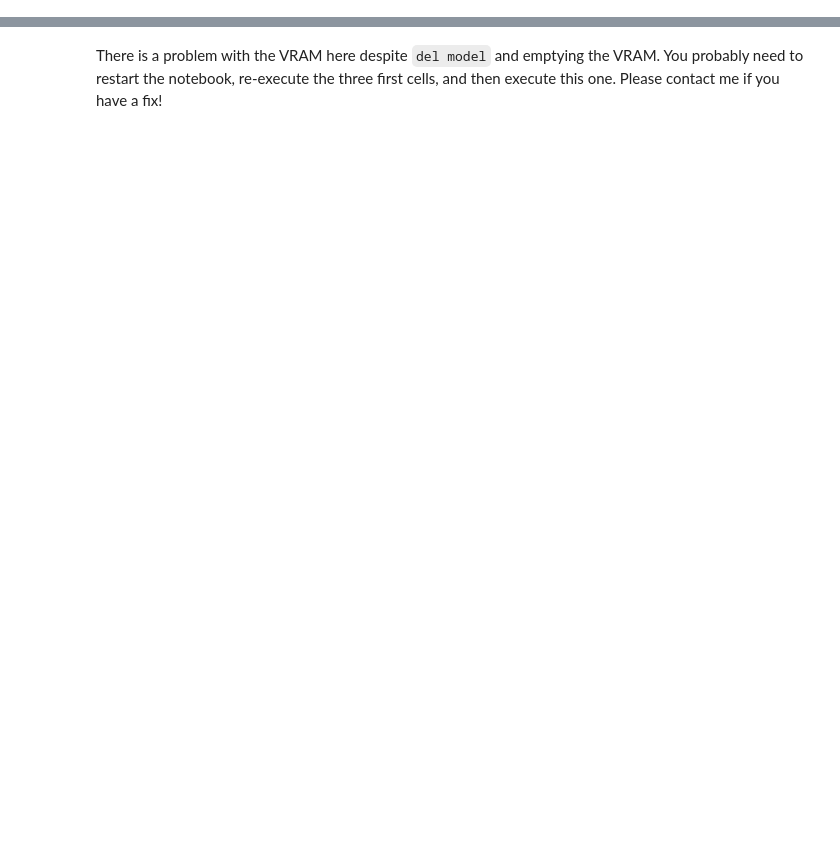
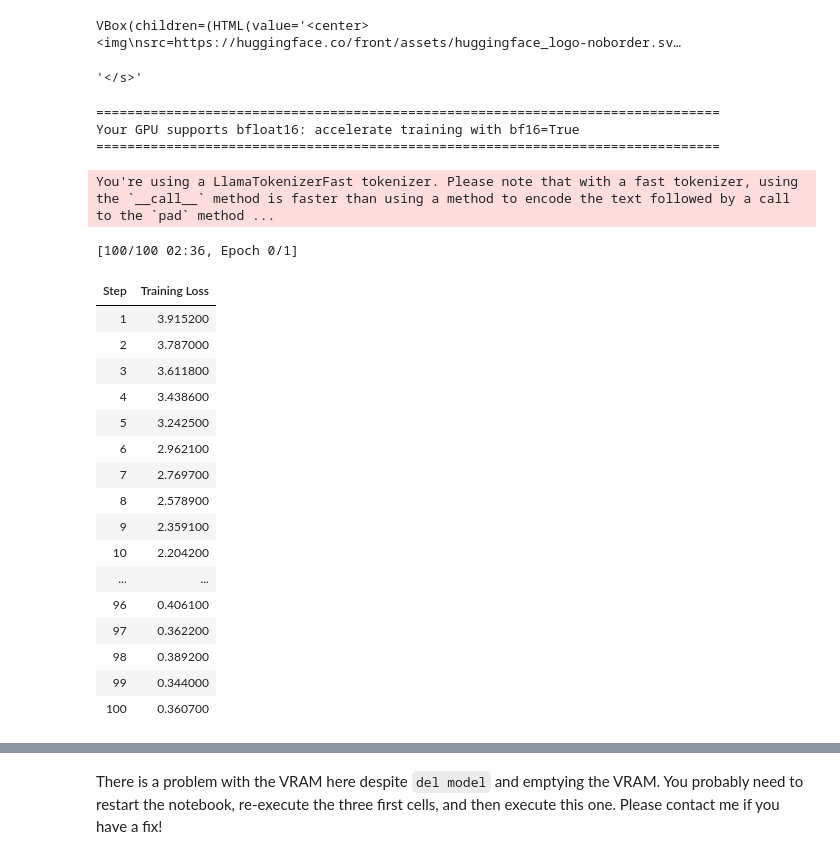
Before and after one commit to lragnarsson/woher, a Jupyter notebook: gen2/llama2_fine_tune.ipynb, the cells around one changed output, grey strips where cells are left out. Saved outputs shown, nothing was run; the diff lists cells and outputs as text; code cells hidden in the pictures; blank space fills up the shorter version.

```diff
--- a/gen2/llama2_fine_tune.ipynb
+++ b/gen2/llama2_fine_tune.ipynb
@@ -132,0 +143,8 @@ device_map = {"": 0}
+# %%
+run = wandb.init(
+    project="woher",
+    job_type="fine-tuning"
+)
+
+artifact = run.use_artifact('lage/woher/llama-cities:latest', type='dataset').get("train")
+df = artifact.get_dataframe()
@@ -133,6 +175,16 @@ device_map = {"": 0}
+# %%
+from huggingface_hub import notebook_login
+notebook_login()
+# %% [output]
+VBox(children=(HTML(value='<center> <img\nsrc=https://huggingface.co/front/assets/huggingface_logo-noborder.sv…
+# %%
+tokenizer.eos_token
+# %% [output]
+'</s>'
 # %%
 # Load dataset (you can process it here)
-dataset = load_dataset(dataset_name, split="train")
+dataset = Dataset.from_pandas(df)
+#dataset = load_dataset(dataset_name, split="train")
 
 # Load tokenizer and model with QLoRA configuration
 compute_dtype = getattr(torch, bnb_4bit_compute_dtype)
@@ -156,7 +208,8 @@ if compute_dtype == torch.float16 and use_4bit:
 model = AutoModelForCausalLM.from_pretrained(
     model_name,
     quantization_config=bnb_config,
-    device_map=device_map
+    device_map=device_map,
+    use_auth_token=True
 )
 model.config.use_cache = False
 model.config.pretraining_tp = 1
@@ -164,7 +217,7 @@ model.config.pretraining_tp = 1
 # Load LLaMA tokenizer
 tokenizer = AutoTokenizer.from_pretrained(model_name, trust_remote_code=True)
 tokenizer.pad_token = tokenizer.eos_token
-tokenizer.padding_side = "right" # Fix weird overflow issue with fp16 training
+#tokenizer.padding_side = "right" # Fix weird overflow issue with fp16 training
 
 # Load LoRA configuration
 peft_config = LoraConfig(
@@ -193,7 +246,7 @@ training_arguments = TrainingArguments(
     warmup_ratio=warmup_ratio,
     group_by_length=group_by_length,
     lr_scheduler_type=lr_scheduler_type,
-    report_to="tensorboard"
+    report_to="wandb"
 )
 
 # Set supervised fine-tuning parameters
@@ -207,10 +260,34 @@ trainer = SFTTrainer(
     args=training_arguments,
     packing=packing,
 )
-
-# Train model
-trainer.train()
-
-# Save trained model
-trainer.model.save_pretrained(output_dir)
+# %% [output]
+================================================================================
+Your GPU supports bfloat16: accelerate training with bf16=True
+================================================================================
+# %%
+# Train model
+trainer.train()
+
+# Save trained model
+trainer.model.save_pretrained("./saved")
+# %% [output]
+You're using a LlamaTokenizerFast tokenizer. Please note that with a fast tokenizer, using the `__call__` method is faster than using a method to encode the text followed by a call to the `pad` method ...
+[100/100 02:36, Epoch 0/1]
+| Step | Training Loss |
+| 1 | 3.915200 |
+| 2 | 3.787000 |
+| 3 | 3.611800 |
+| 4 | 3.438600 |
+| 5 | 3.242500 |
+| 6 | 2.962100 |
+| 7 | 2.769700 |
+| 8 | 2.578900 |
+| 9 | 2.359100 |
+| 10 | 2.204200 |
+| ... | ... |
+| 96 | 0.406100 |
+| 97 | 0.362200 |
+| 98 | 0.389200 |
+| 99 | 0.344000 |
+| 100 | 0.360700 |
 # %%
```
Also changed, not shown: parts of 18 cells of this notebook.
